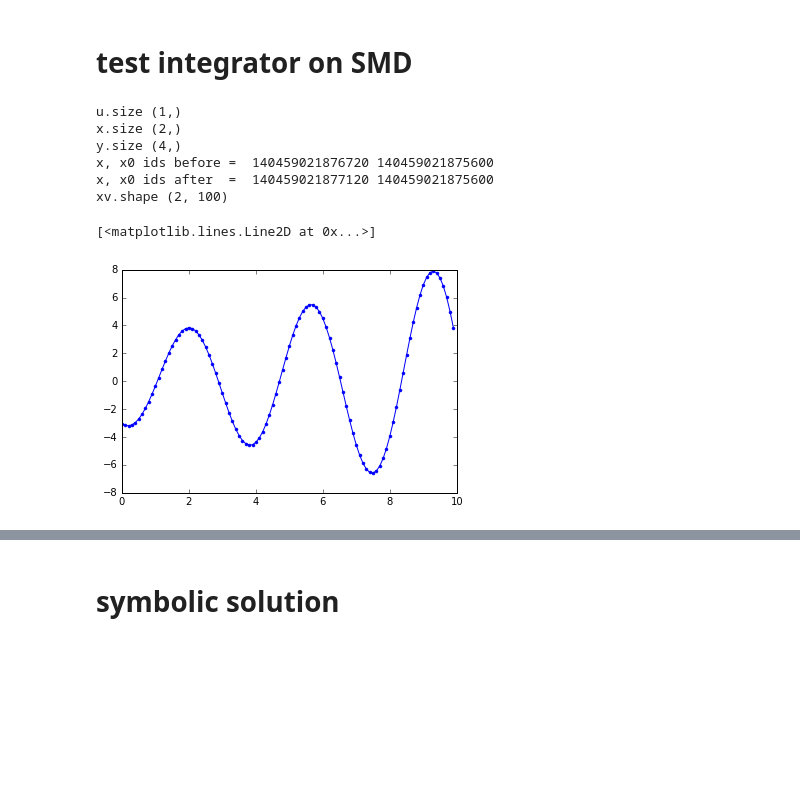
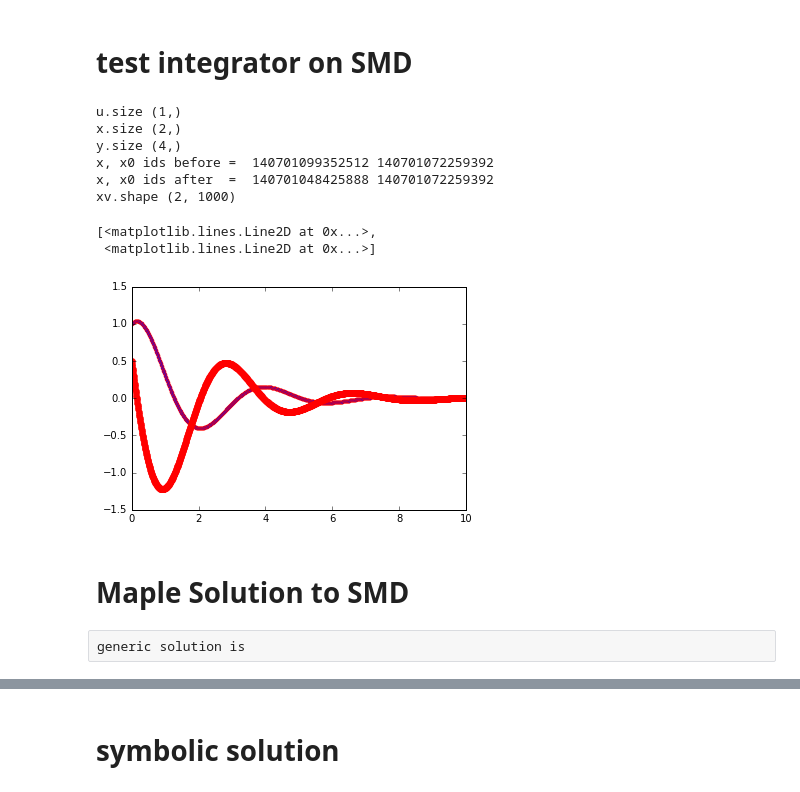
Before and after one commit to hakantiftikci/pyODEIVP4OEM, a Jupyter notebook: purePython/develope_purePython_RK_framework.ipynb, the cells around one changed output, grey strips where cells are left out. Saved outputs shown, nothing was run; the diff lists cells and outputs as text; code cells hidden in the pictures; blank space fills up the shorter version.

```diff
--- a/purePython/develope_purePython_RK_framework.ipynb
+++ b/purePython/develope_purePython_RK_framework.ipynb
@@ -141,13 +145,13 @@ print k
 # %% [markdown]
 # test integrator on SMD
 # %%
-tv = numpy.arange(0,10,0.1, numpy.float64)
+tv = numpy.arange(0,10,0.01, numpy.float64)
 nt = len(tv)
 nx = 2
 nu = 1
 ny = 4
-px = numpy.array([1., .1, 3.], numpy.float64)
-pu = numpy.array([0.2], numpy.float64)
+px = numpy.array([1., 1., 3.], numpy.float64)
+pu = numpy.array([0.5], numpy.float64)
 py = numpy.array([], numpy.float64)
 x0 = numpy.array([1., 0.5], numpy.float64)
 xv = numpy.empty([nx,nt], numpy.float64)
@@ -158,11 +162,16 @@ RK4(fdx1,fu1,fy1,x0,tv,xv,uv,yv,px,pu,py,nx,nu,ny,nt)
 u.size (1,)
 x.size (2,)
 y.size (4,)
-x, x0 ids before =  140459021876720 140459021875600
-x, x0 ids after  =  140459021877120 140459021875600
-xv.shape (2, 100)
+x, x0 ids before =  140701099352512 140701072259392
+x, x0 ids after  =  140701048425888 140701072259392
+xv.shape (2, 1000)
 # %%
-plt.plot(tv,yv[2,:],'.-')
+plt.plot(tv,yv[0,:],'.-',tv,yv[1,:],'or',mec='r')
 # %% [output]
-[<matplotlib.lines.Line2D at 0x...>]
+[<matplotlib.lines.Line2D at 0x...>,
+ <matplotlib.lines.Line2D at 0x...>]
-[figure, old version]
+[figure, new version]
+# %% [markdown]
+# Maple Solution to SMD
+# %% [raw]
+generic solution is
```
Also changed, not shown: parts of 23 cells of this notebook.
